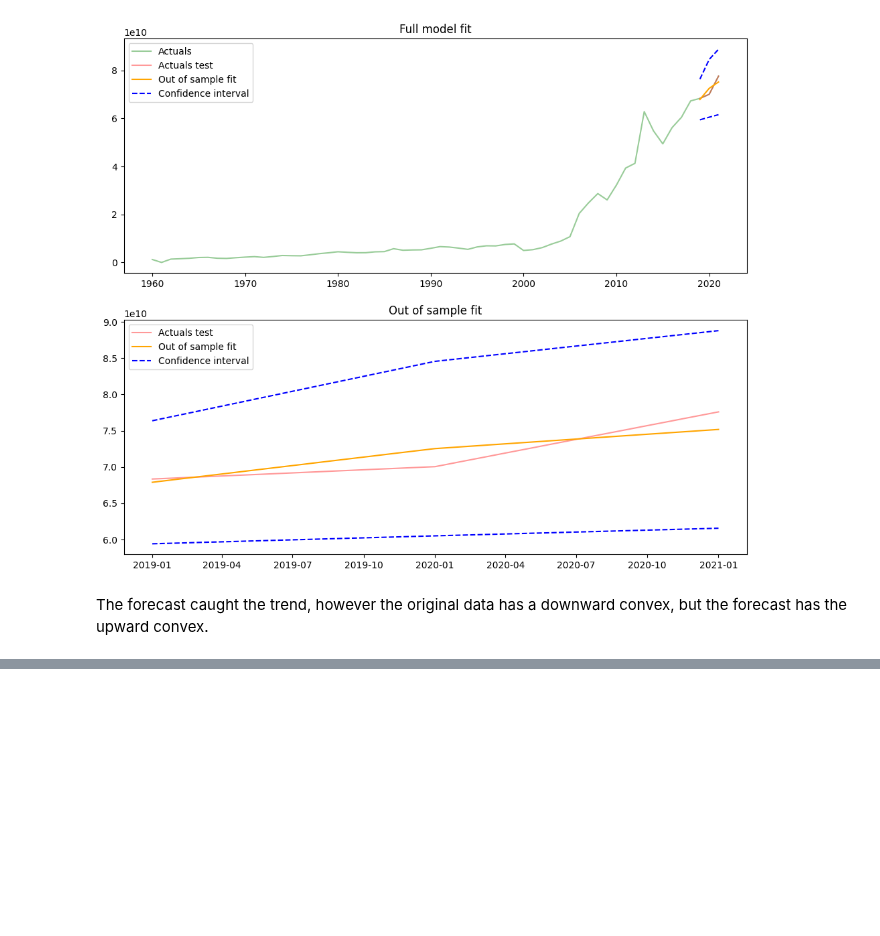
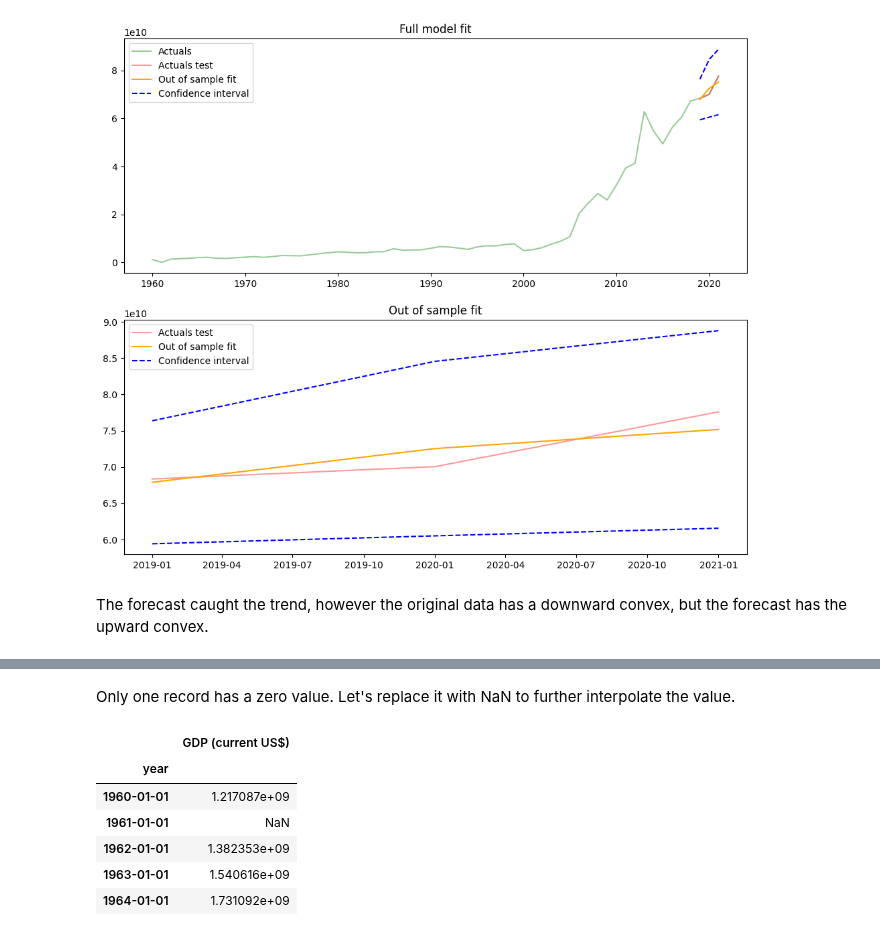
Before and after one commit to helios12/DataScienceProjects, a Jupyter notebook: tasks/task-10/Task-10-MATH-ML-13.Time_series.ipynb, the cells around one changed output, grey strips where cells are left out. Cells and saved outputs as stored; diff of their text form; code cells hidden in the pictures; blank space fills up the shorter version.

```diff
--- a/tasks/task-10/Task-10-MATH-ML-13.Time_series.ipynb
+++ b/tasks/task-10/Task-10-MATH-ML-13.Time_series.ipynb
@@ -298,0 +336,13 @@ The forecast caught the trend, however the original data has a downward convex,
+# %% [markdown]
+Only one record has a zero value. Let's replace it with NaN to further interpolate the value.
+# %%
+data['GDP (current US$)'] = data['GDP (current US$)'].apply(lambda x: np.nan if x==0 else x)
+data.head(5)
+# %% [output]
+|  | GDP (current US$) |
+| year |  |
+| 1960-01-01 | 1.217087e+09 |
+| 1961-01-01 | NaN |
+| 1962-01-01 | 1.382353e+09 |
+| 1963-01-01 | 1.540616e+09 |
+| 1964-01-01 | 1.731092e+09 |
```
Also changed, not shown: parts of 18 cells of this notebook.
